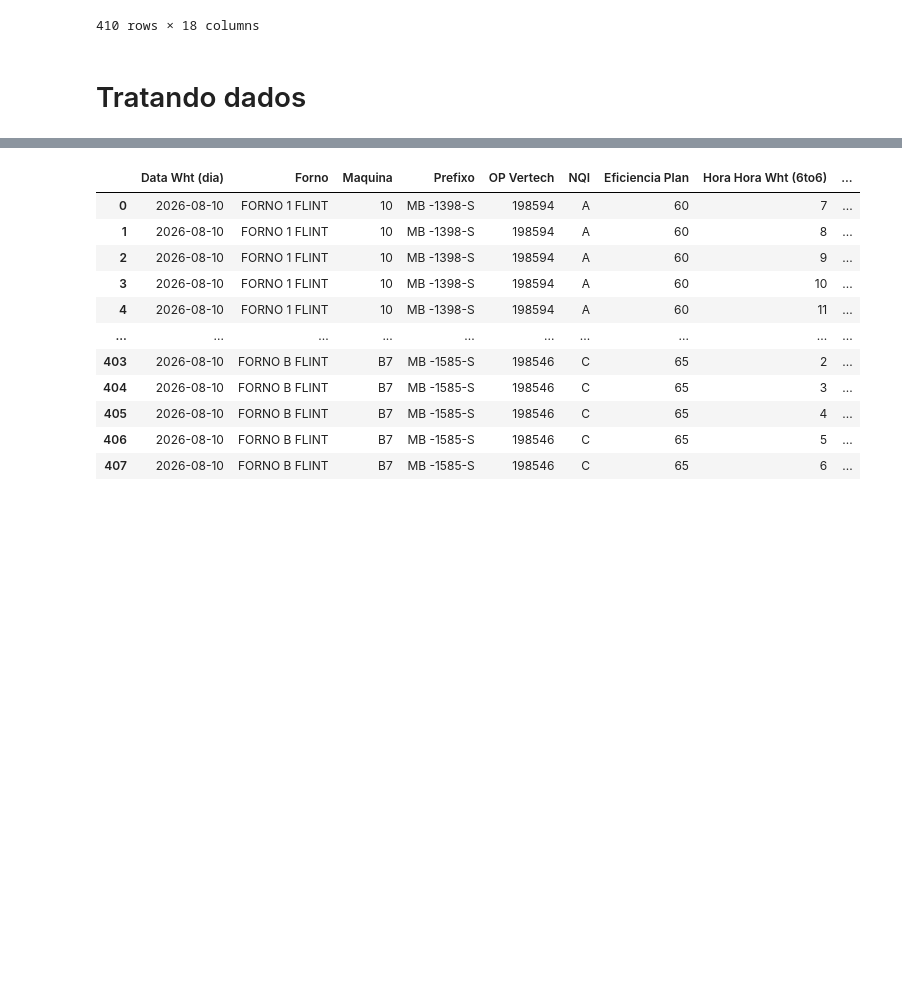
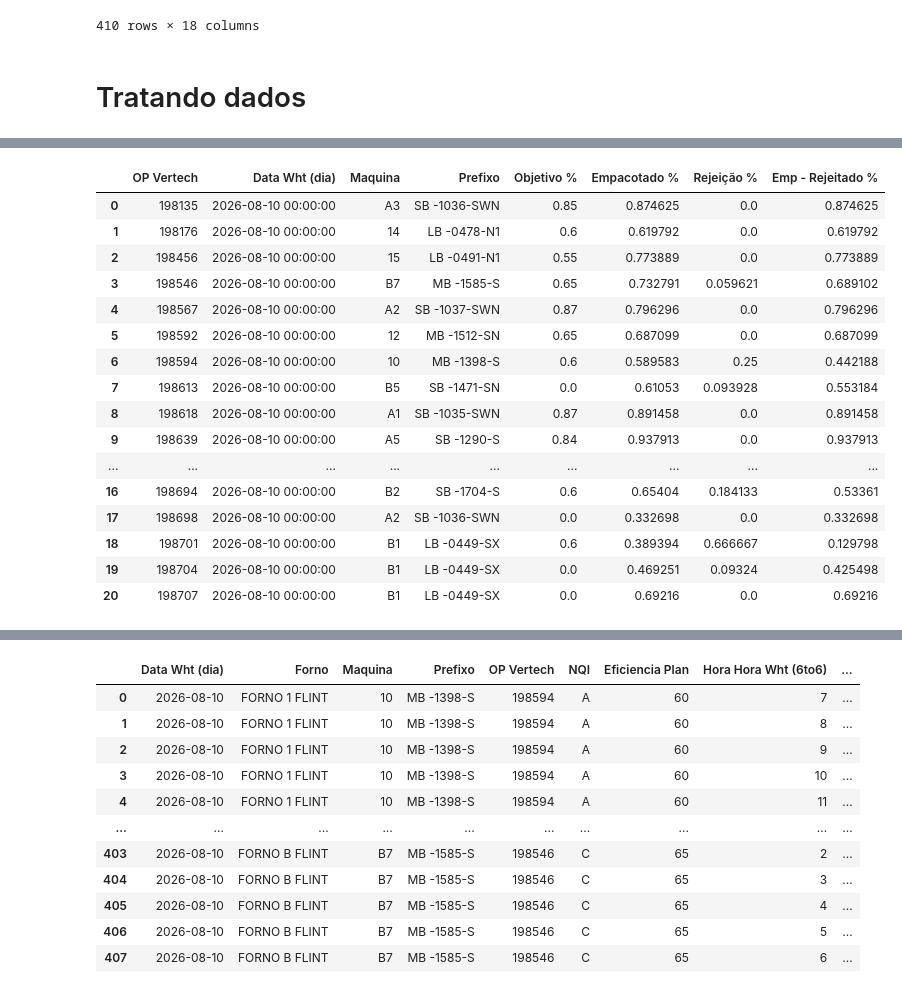
Before and after one commit to lucasz-g/aut-producao-wheaton, a Jupyter notebook: analytics/notebooks/001.1_metrics.ipynb, the cells around one changed output, grey strips where cells are left out. Saved outputs shown, nothing was run; the diff lists cells and outputs as text; code cells hidden in the pictures; blank space fills up the shorter version.

```diff
--- a/analytics/notebooks/001.1_metrics.ipynb
+++ b/analytics/notebooks/001.1_metrics.ipynb
@@ -29,0 +32,84 @@ df
+# %%
+df_diario = df.copy()
+
+# Tratando o cabeçalho
+df_diario.columns = df_diario.iloc[1]
+df_diario = df_diario.iloc[2:].reset_index(drop=True)
+df_diario.columns.name = None
+
+# Convertendo as métricas para valores numéricos
+colunas_float = [
+    "Eficiencia Plan",
+    "Hora Hora Wht (6to6)",
+    "Veloc Stand",
+    "Veloc Real",
+    "Qtd Teorica Real",
+    "Corte de Gota %",
+    "Objetivo %",
+    "Qtd Objetivo",
+    "Empacotado %",
+    "Qtd Empacotado",
+    "Qtd Rejeicao",
+    "Rejeição %",
+]
+
+for coluna in colunas_float:
+    df_diario[coluna] = pd.to_numeric(
+        df_diario[coluna]
+        .astype("string")
+        .str.strip()
+        .str.replace("%", "", regex=False)
+        .str.replace(",", ".", regex=False),
+        errors="coerce",
+    )
+
+# Agrupando os registros horários pela produção identificada pela OP
+desempenho_empacotamento_diario = (
+    df_diario
+    .groupby(
+        "OP Vertech",
+        as_index=False,
+    )
+    .agg({
+        # Informações descritivas da produção
+        "Data Wht (dia)": "first",
+        "Maquina": "first",
+        "Prefixo": "first",
+
+        # Métricas da produção
+        "Objetivo %": "min",
+        "Empacotado %": "mean",
+        "Rejeição %": "mean",
+    })
+)
+
+# Calculando o desempenho depois da rejeição
+desempenho_empacotamento_diario[
+    "Emp - Rejeitado %"
+] = (
+    desempenho_empacotamento_diario["Empacotado %"]
+    * (
+        1
+        - desempenho_empacotamento_diario["Rejeição %"]
+    )
+)
+
+display(desempenho_empacotamento_diario)
+# %% [output]
+|  | OP Vertech | Data Wht (dia) | Maquina | Prefixo | Objetivo % | Empacotado % | Rejeição % | Emp - Rejeitado % |
+| 0 | 198135 | 2026-08-10 00:00:00 | A3 | SB -1036-SWN | 0.85 | 0.874625 | 0.0 | 0.874625 |
+| 1 | 198176 | 2026-08-10 00:00:00 | 14 | LB -0478-N1 | 0.6 | 0.619792 | 0.0 | 0.619792 |
+| 2 | 198456 | 2026-08-10 00:00:00 | 15 | LB -0491-N1 | 0.55 | 0.773889 | 0.0 | 0.773889 |
+| 3 | 198546 | 2026-08-10 00:00:00 | B7 | MB -1585-S | 0.65 | 0.732791 | 0.059621 | 0.689102 |
+| 4 | 198567 | 2026-08-10 00:00:00 | A2 | SB -1037-SWN | 0.87 | 0.796296 | 0.0 | 0.796296 |
+| 5 | 198592 | 2026-08-10 00:00:00 | 12 | MB -1512-SN | 0.65 | 0.687099 | 0.0 | 0.687099 |
+| 6 | 198594 | 2026-08-10 00:00:00 | 10 | MB -1398-S | 0.6 | 0.589583 | 0.25 | 0.442188 |
+| 7 | 198613 | 2026-08-10 00:00:00 | B5 | SB -1471-SN | 0.0 | 0.61053 | 0.093928 | 0.553184 |
+| 8 | 198618 | 2026-08-10 00:00:00 | A1 | SB -1035-SWN | 0.87 | 0.891458 | 0.0 | 0.891458 |
+| 9 | 198639 | 2026-08-10 00:00:00 | A5 | SB -1290-S | 0.84 | 0.937913 | 0.0 | 0.937913 |
+| ... | ... | ... | ... | ... | ... | ... | ... | ... |
+| 16 | 198694 | 2026-08-10 00:00:00 | B2 | SB -1704-S | 0.6 | 0.65404 | 0.184133 | 0.53361 |
+| 17 | 198698 | 2026-08-10 00:00:00 | A2 | SB -1036-SWN | 0.0 | 0.332698 | 0.0 | 0.332698 |
+| 18 | 198701 | 2026-08-10 00:00:00 | B1 | LB -0449-SX | 0.6 | 0.389394 | 0.666667 | 0.129798 |
+| 19 | 198704 | 2026-08-10 00:00:00 | B1 | LB -0449-SX | 0.0 | 0.469251 | 0.09324 | 0.425498 |
+| 20 | 198707 | 2026-08-10 00:00:00 | B1 | LB -0449-SX | 0.0 | 0.69216 | 0.0 | 0.69216 |
```
Also changed, not shown: parts of 15 cells of this notebook, 7 other files.
